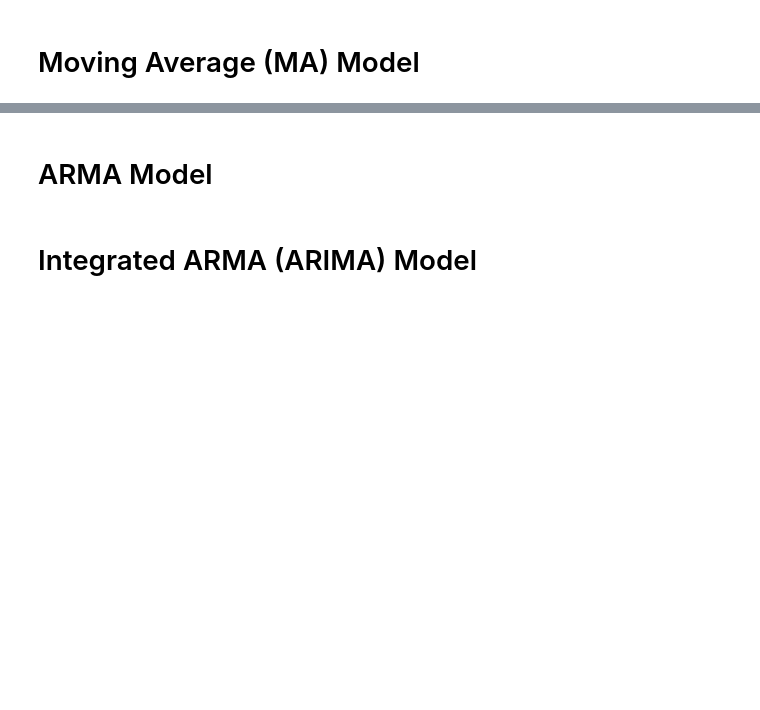
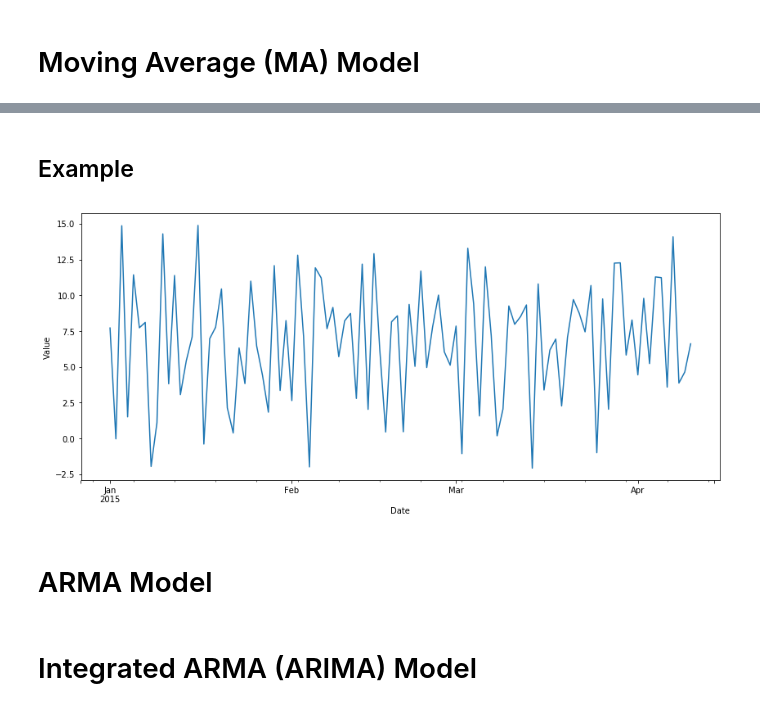
Before and after one commit to MrGeislinger/flatiron-school-data-science-curriculum-resources, a Jupyter notebook: Mod3/TimeSeries/time_series_modeling.ipynb, the cells around one changed output, grey strips where cells are left out. Saved outputs shown, nothing was run; the diff lists cells and outputs as text; code cells hidden in the pictures; blank space fills up the shorter version.

```diff
--- a/Mod3/TimeSeries/time_series_modeling.ipynb
+++ b/Mod3/TimeSeries/time_series_modeling.ipynb
@@ -99,3 +155,40 @@ plt.show()
+# %% [markdown]
+## Example
+# %%
+avg = 0
+std = 4
+n_pts = 100
+
+
+mu = 7
+# theta = 0.1
+# theta = 0.5
+# theta = 0.9
+# theta = -0.1
+theta = -0.5
+# theta = -0.9
+
+# Dates & white noise (epsilon)
+date_vals = pd.date_range(start='1/1/2015', periods=n_pts)
+epsilon = np.random.normal(avg,std,n_pts+1)
+
+#
+vals = []
+y = 0
+for i in range(len(epsilon)-1):
+    y = epsilon[i] * theta  + epsilon[i+1] + mu
+    vals.append(y)
+
+
+time_series =  pd.Series(vals, index=date_vals)
+
+# Plot out the model
+ax = time_series.plot(figsize=(14,6))
+ax.set_ylabel("Value")
+ax.set_xlabel("Date")
+plt.show()
+# %% [output]
+[figure, added]
 # %% [markdown]
 # ARMA Model
 # %% [markdown]
```
Also changed, not shown: parts of 7 cells of this notebook.
